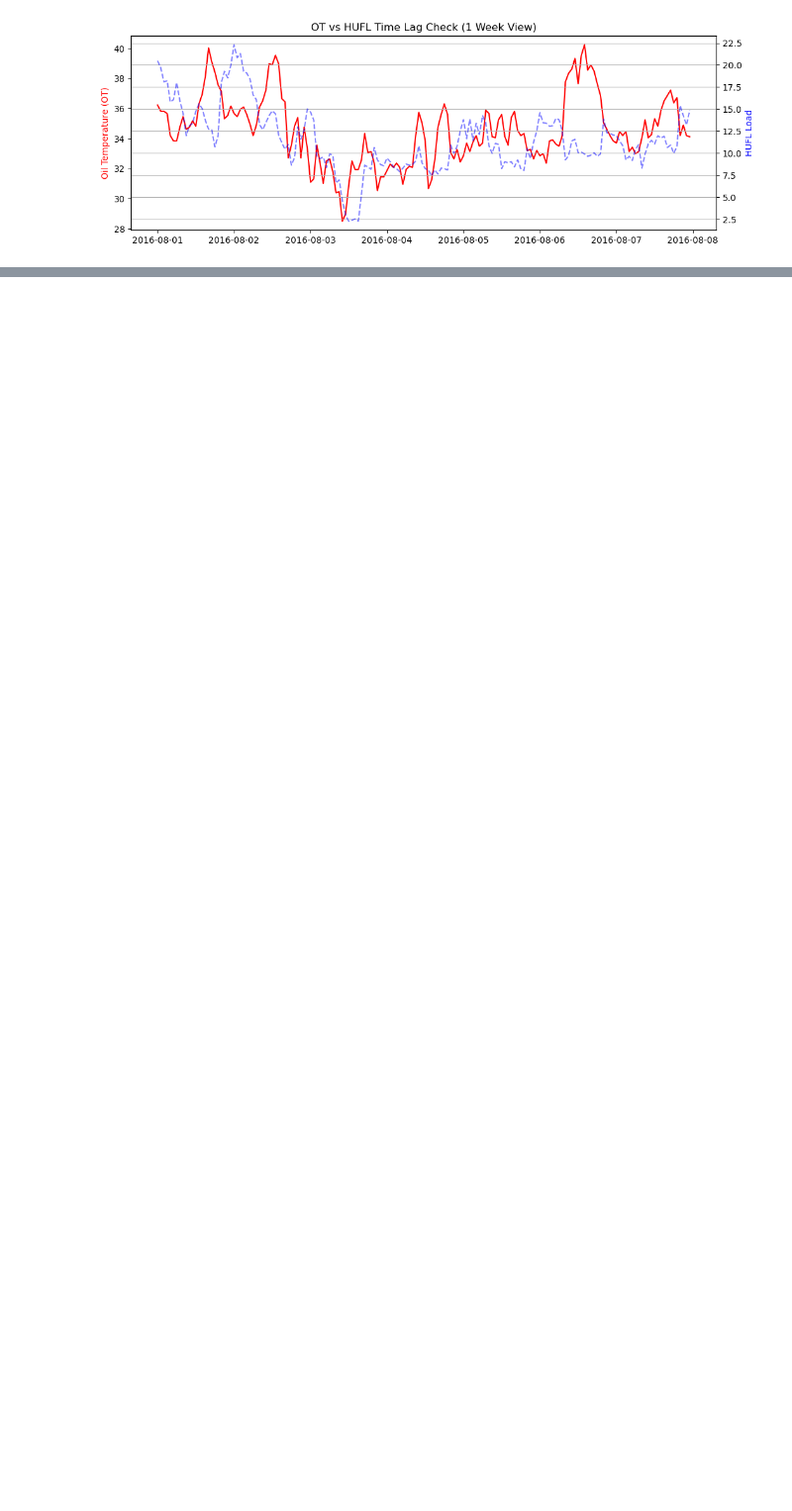
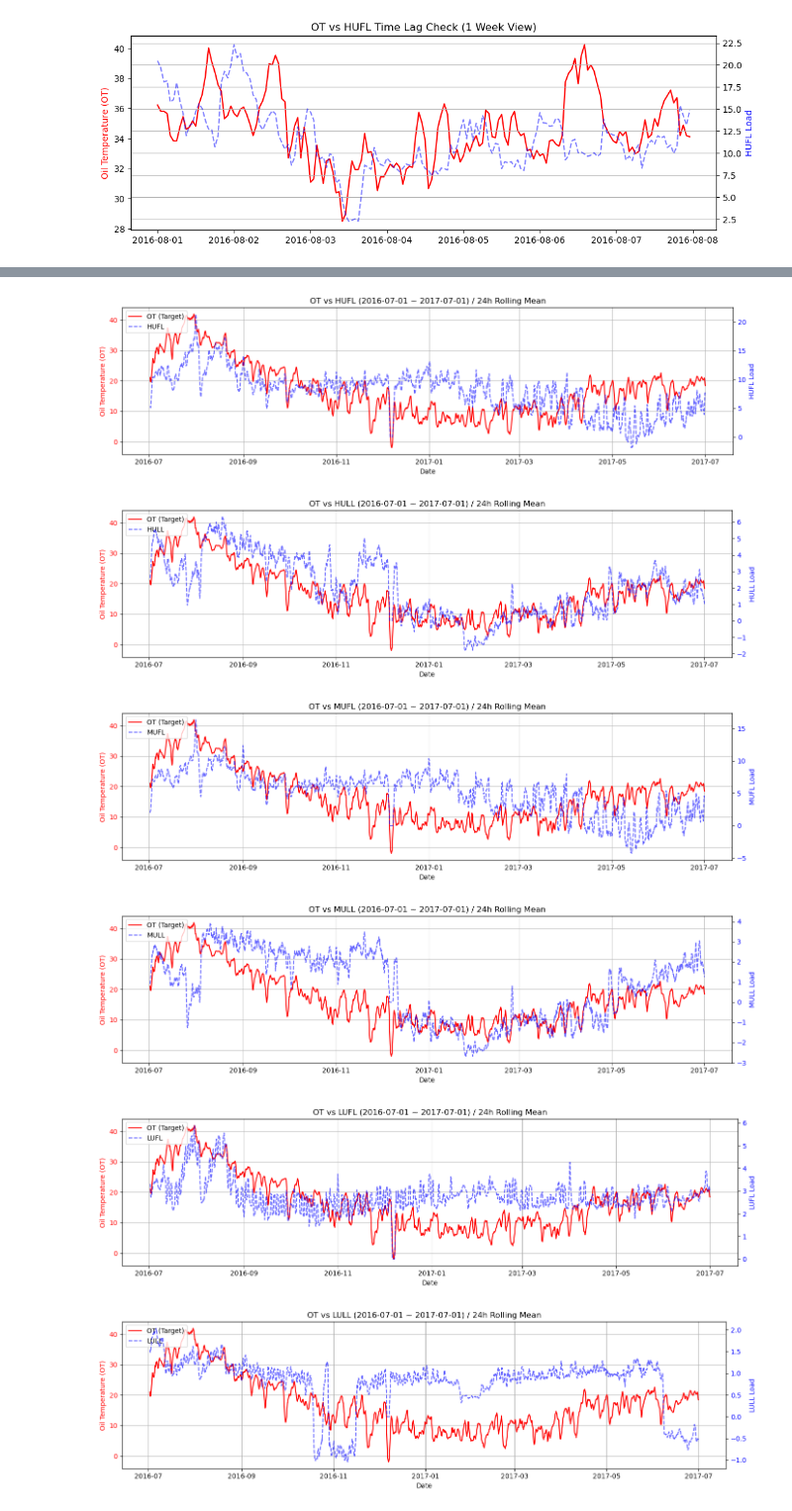
Before and after one commit to 1F10230292/ML_enginer_test, a Jupyter notebook: eda-1.ipynb, the cells around one changed output, grey strips where cells are left out. Shown at 99% size. Cells and saved outputs as stored; diff of their text form; code cells hidden in the pictures; blank space fills up the shorter version.

```diff
--- a/eda-1.ipynb
+++ b/eda-1.ipynb
@@ -355,0 +404,51 @@ plt.show()
+# %%
+def plot_ot_vs(col, start, end, smooth=None, ax_title=None):
+    """OT と説明変数 col を2軸で重ねてプロットする。
+
+    col    : 比較したい列名（例: "HUFL"）
+    start  : 開始日（例: "2016-08-01"）
+    end    : 終了日（例: "2016-08-08"）
+    smooth : 移動平均の窓（時間数）。None なら生データのまま
+    """
+    d = df[(df["date"] >= start) & (df["date"] < end)].copy()
+
+    y_ot = d["OT"]
+    y_c = d[col]
+    suffix = ""
+    if smooth:
+        y_ot = y_ot.rolling(window=smooth).mean()
+        y_c = y_c.rolling(window=smooth).mean()
+        suffix = f" / {smooth}h Rolling Mean"
+
+    fig, ax1 = plt.subplots(figsize=(14, 4))
+
+    ax1.plot(d["date"], y_ot, color="red", label="OT (Target)")
+    ax1.set_ylabel("Oil Temperature (OT)", color="red")
+    ax1.tick_params(axis="y", labelcolor="red")
+    ax1.set_xlabel("Date")
+
+    ax2 = ax1.twinx()
+    ax2.plot(d["date"], y_c, color="blue", alpha=0.6, linestyle="--", label=col)
+    ax2.set_ylabel(f"{col} Load", color="blue")
+    ax2.tick_params(axis="y", labelcolor="blue")
+
+    lines1, labels1 = ax1.get_legend_handles_labels()
+    lines2, labels2 = ax2.get_legend_handles_labels()
+    ax1.legend(lines1 + lines2, labels1 + labels2, loc="upper left")
+
+    plt.title(ax_title or f"OT vs {col} ({start} ~ {end}){suffix}")
+    ax1.grid(True)
+    plt.tight_layout()
+    plt.show()
+
+
+# 1年スケール（24h移動平均で平滑化）で季節トレンドを見る
+for c in FEATURES:
+    plot_ot_vs(c, "2016-07-01", "2017-07-01", smooth=24)
+# %% [output]
+[figure, added]
+[figure, added]
+[figure, added]
+[figure, added]
+[figure, added]
+[figure, added]
```
Also changed, not shown: parts of 9 cells of this notebook, 50 other files.
